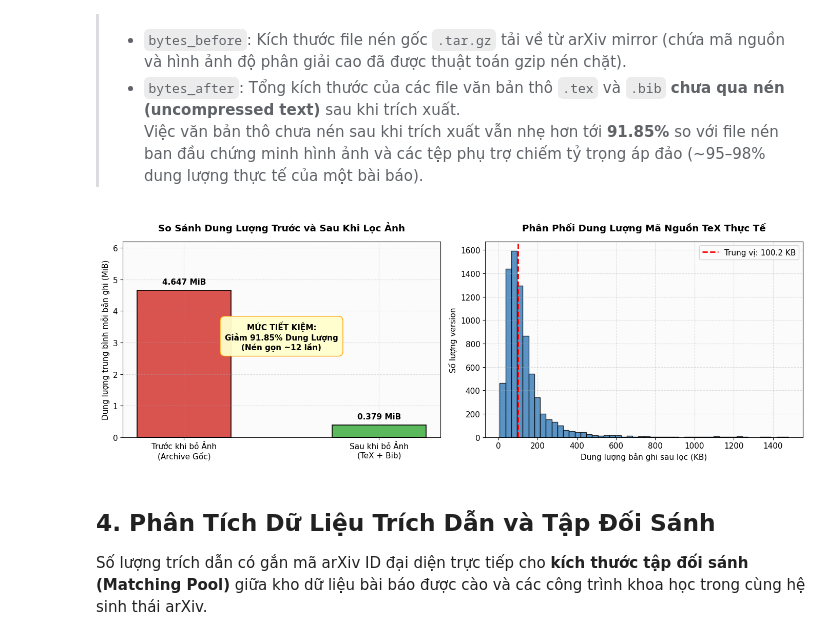
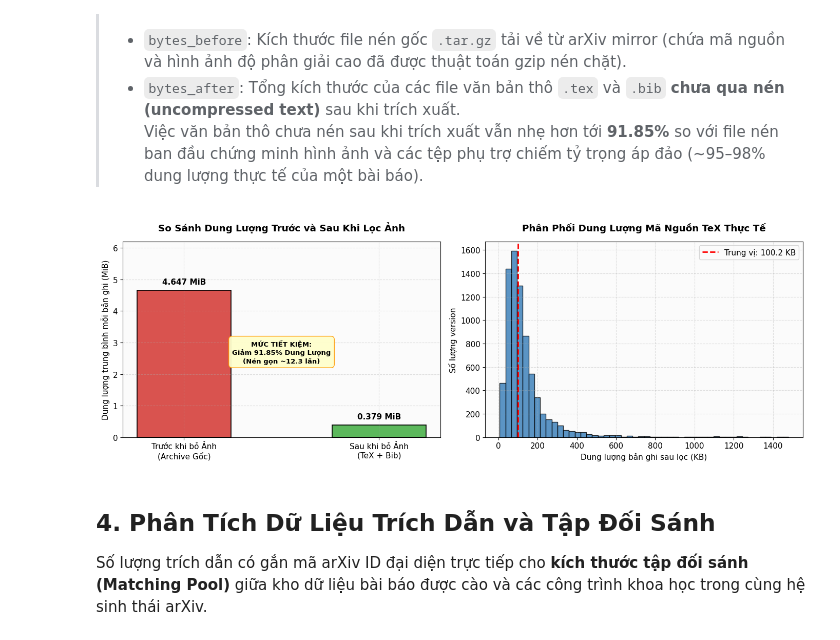
Before and after one commit to introds-arxiv-book/introds-arxiv-book, a Jupyter notebook: milestone1/02-statistics.ipynb, the cells around one changed output. Cells and saved outputs as stored; diff of their text form; code cells hidden in the pictures.

```diff
--- a/milestone1/02-statistics.ipynb
+++ b/milestone1/02-statistics.ipynb
@@ -52,21 +51,24 @@ Hệ thống ghi nhận đầy đủ các tệp log chuẩn mực tuân thủ H
 # %%
 data_dir = Path("../data") if Path("../data").exists() else Path("data")
 
-df_disc = pd.read_csv(data_dir / "discovery.csv")
-df_dl = pd.read_csv(data_dir / "download.csv")
-df_ext = pd.read_csv(data_dir / "extract.csv")
-df_ref = pd.read_csv(data_dir / "references.csv")
+df_disc = pd.read_csv(data_dir / "discovery.csv", dtype={'arxiv_id': str})
+df_dl = pd.read_csv(data_dir / "download.csv", dtype={'arxiv_id': str})
+df_ext = pd.read_csv(data_dir / "extract.csv", dtype={'arxiv_id': str})
+df_ref = pd.read_csv(data_dir / "references.csv", dtype={'arxiv_id': str})
 df_bm = pd.read_csv(data_dir / "benchmark_runs.csv")
+df_ref_duy = pd.read_csv(data_dir / "duy2_references_clean.csv", dtype={'arxiv_id': str})
 
 # Tiền xử lý deduplication lấy bản ghi cuối cùng (latest retry)
 df_ref_clean = df_ref[~df_ref['arxiv_id'].str.startswith('batch:')].drop_duplicates(subset=['arxiv_id'], keep='last')
+df_ref_duy_clean = df_ref_duy[~df_ref_duy['arxiv_id'].str.startswith('batch:')].drop_duplicates(subset=['arxiv_id'], keep='last')
 df_dl_clean = df_dl.drop_duplicates(subset=['arxiv_id', 'version'], keep='last')
 df_ext_clean = df_ext.drop_duplicates(subset=['arxiv_id', 'version'], keep='last')
 
 print(f"- Discovery:  {len(df_disc):,} bài báo")
 print(f"- Download:   {len(df_dl_clean):,} versions ({len(df_dl_clean['arxiv_id'].unique()):,} bài duy nhất)")
 print(f"- Extract:    {len(df_ext_clean):,} versions TeX source")
-print(f"- References: {len(df_ref_clean):,} bài báo Semantic Scholar")
+print(f"- References (Tuấn): {len(df_ref_clean):,} bài báo Semantic Scholar")
+print(f"- References (Duy đối chứng): {len(df_ref_duy_clean):,} bài báo sạch")
 # %% [output]
 - Discovery:  5,000 bài báo
 - Download:   8,146 versions (5,000 bài duy nhất)
@@ -151,36 +153,36 @@ Theo hợp đồng dữ liệu, toàn bộ các định dạng file đa phương
 # %%
 fig, (ax1, ax2) = plt.subplots(1, 2, figsize=(14, 5))
 
 # Biểu đồ so sánh dung lượng trung bình
 categories = ['Trước khi bỏ Ảnh\n(Archive Gốc)', 'Sau khi bỏ Ảnh\n(TeX + Bib)']
 means_mib = [bytes_before_avg / (1024*1024), bytes_after_avg / (1024*1024)]
 colors = ['#d9534f', '#5cb85c']
 
 bars = ax1.bar(categories, means_mib, color=colors, width=0.48, edgecolor='black', linewidth=1.2)
 ax1.set_ylabel('Dung lượng trung bình mỗi bản ghi (MiB)')
 ax1.set_title('So Sánh Dung Lượng Trước và Sau Khi Lọc Ảnh', fontweight='bold', pad=15)
 ax1.set_ylim(0, 6.2)
 
 for bar in bars:
     yval = bar.get_height()
     ax1.text(bar.get_x() + bar.get_width()/2.0, yval + 0.15, f'{yval:.3f} MiB', ha='center', va='bottom', fontweight='bold')
 
-ax1.text(0.5, 3.2, f'MỨC TIẾT KIỆM:\nGiảm {reduction_pct:.2f}% Dung Lượng\n(Nén gọn ~12 lần)',
-         ha='center', va='center', bbox=dict(boxstyle='round,pad=0.6', facecolor='#ffffcc', edgecolor='#ff9900', alpha=0.95), fontweight='bold')
+ax1.text(0.5, 2.7, f'MỨC TIẾT KIỆM:\nGiảm {reduction_pct:.2f}% Dung Lượng\n(Nén gọn ~{bytes_before_avg/bytes_after_avg:.1f} lần)',
+         ha='center', va='center', bbox=dict(boxstyle='round,pad=0.5', facecolor='#ffffcc', edgecolor='#ff9900', alpha=0.95), fontweight='bold', fontsize=9.5)
 
 # Biểu đồ phân phối dung lượng sau khi trích xuất
 after_kb = ext_ok['bytes_after'] / 1024
 ax2.hist(after_kb[after_kb <= 1500], bins=50, color='#337ab7', edgecolor='black', alpha=0.8)
 ax2.axvline(after_kb.median(), color='red', linestyle='dashed', linewidth=2, label=f'Trung vị: {after_kb.median():.1f} KB')
 ax2.set_xlabel('Dung lượng bản ghi sau lọc (KB)')
 ax2.set_ylabel('Số lượng version')
 ax2.set_title('Phân Phối Dung Lượng Mã Nguồn TeX Thực Tế', fontweight='bold', pad=15)
 ax2.legend()
 
 plt.tight_layout()
 plt.show()
 # %% [output]
-[figure, old version]
+[figure, new version]
 # %% [markdown]
 ## 4. Phân Tích Dữ Liệu Trích Dẫn và Tập Đối Sánh
 
```
Also changed, not shown: parts of 6 cells of this notebook, 3 other files.
